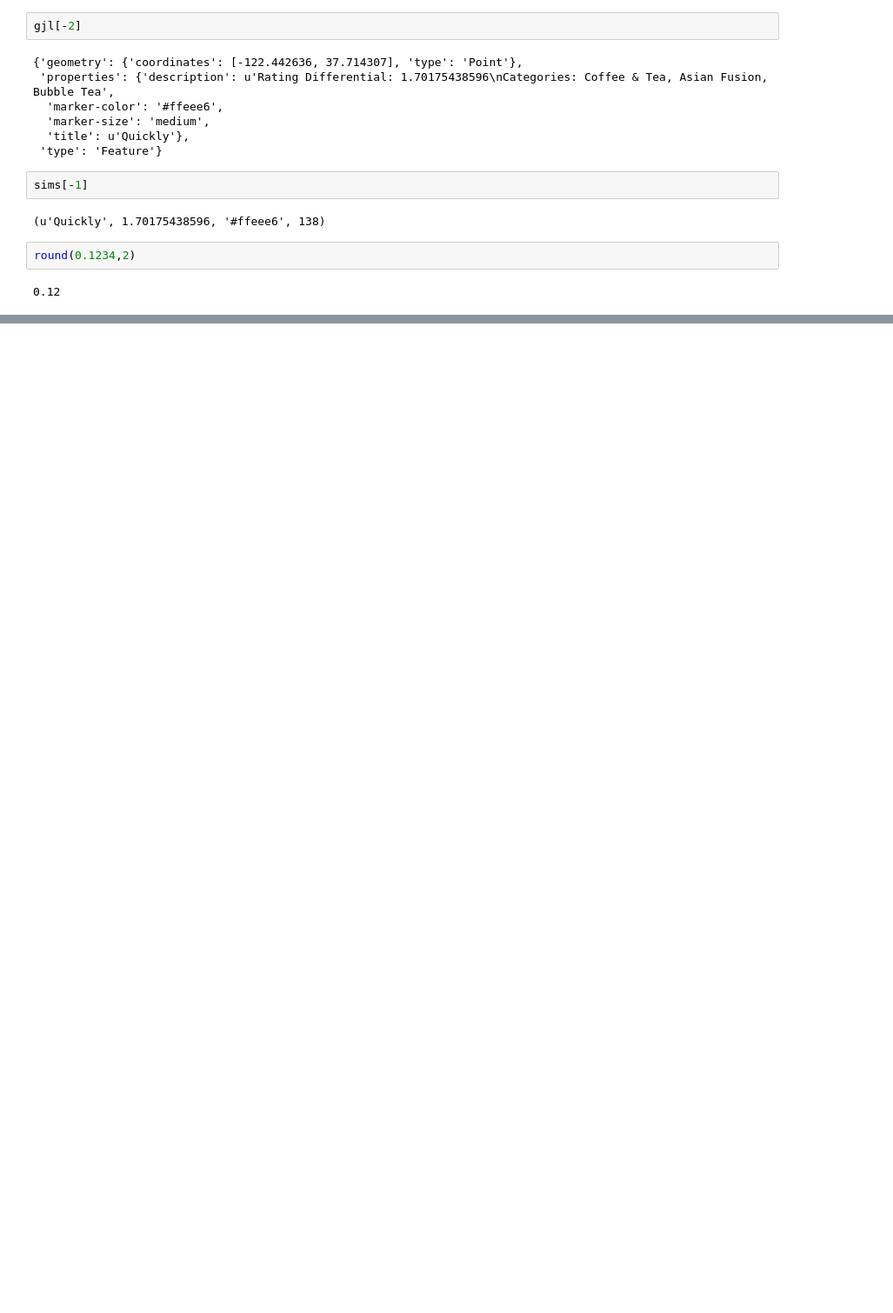
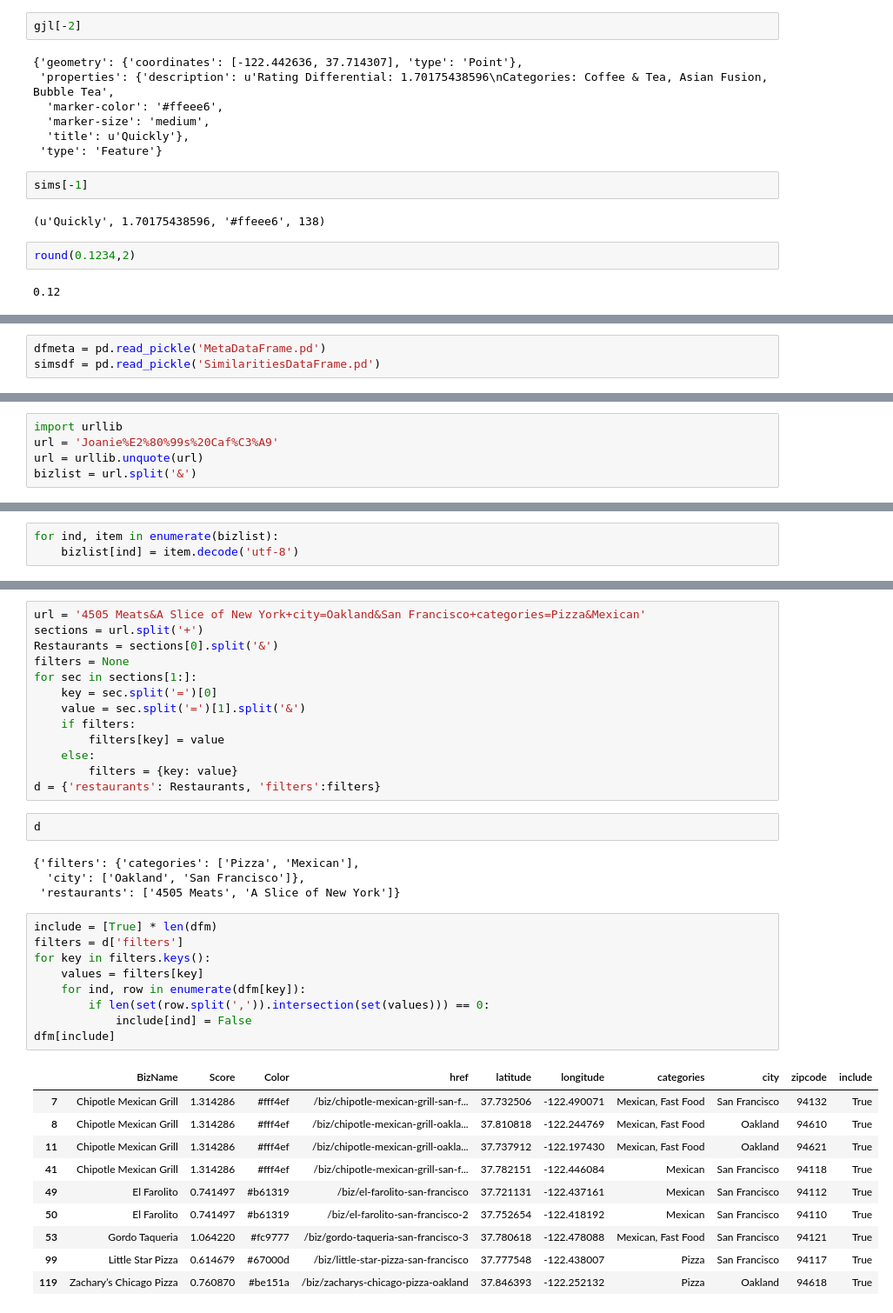
Before and after one commit to natetlawrence/foodsense, a Jupyter notebook: MakeGeoJSON.ipynb, the cells around one changed output, grey strips where cells are left out. Shown at 87% size. Drawn from its saved outputs; the diff is of its cells as text; blank space fills up the shorter version.

```diff
--- a/MakeGeoJSON.ipynb
+++ b/MakeGeoJSON.ipynb
@@ -111,0 +213,3 @@ round(0.1234,2)
+# %%
+dfmeta = pd.read_pickle('MetaDataFrame.pd')
+simsdf = pd.read_pickle('SimilaritiesDataFrame.pd')
@@ -111,0 +315,5 @@ round(0.1234,2)
+# %%
+import urllib
+url = 'Joanie%E2%80%99s%20Caf%C3%A9'
+url = urllib.unquote(url)
+bizlist = url.split('&')
@@ -111,0 +328,3 @@ round(0.1234,2)
+# %%
+for ind, item in enumerate(bizlist):
+    bizlist[ind] = item.decode('utf-8')
@@ -111,0 +359,39 @@ round(0.1234,2)
+# %%
+url = '4505 Meats&A Slice of New York+city=Oakland&San Francisco+categories=Pizza&Mexican'
+sections = url.split('+')
+Restaurants = sections[0].split('&')
+filters = None
+for sec in sections[1:]:
+    key = sec.split('=')[0]
+    value = sec.split('=')[1].split('&')
+    if filters:
+        filters[key] = value
+    else:
+        filters = {key: value}
+d = {'restaurants': Restaurants, 'filters':filters}
+# %%
+d
+# %% [output]
+{'filters': {'categories': ['Pizza', 'Mexican'],
+  'city': ['Oakland', 'San Francisco']},
+ 'restaurants': ['4505 Meats', 'A Slice of New York']}
+# %%
+include = [True] * len(dfm)
+filters = d['filters']
+for key in filters.keys():
+    values = filters[key]
+    for ind, row in enumerate(dfm[key]):
+        if len(set(row.split(',')).intersection(set(values))) == 0:
+            include[ind] = False
+dfm[include]
+# %% [output]
+|  | BizName | Score | Color | href | latitude | longitude | categories | city | zipcode | include |
+| 7 | Chipotle Mexican Grill | 1.314286 | #fff4ef | /biz/chipotle-mexican-grill-san-f... | 37.732506 | -122.490071 | Mexican, Fast Food | San Francisco | 94132 | True |
+| 8 | Chipotle Mexican Grill | 1.314286 | #fff4ef | /biz/chipotle-mexican-grill-oakla... | 37.810818 | -122.244769 | Mexican, Fast Food | Oakland | 94610 | True |
+| 11 | Chipotle Mexican Grill | 1.314286 | #fff4ef | /biz/chipotle-mexican-grill-oakla... | 37.737912 | -122.197430 | Mexican, Fast Food | Oakland | 94621 | True |
+| 41 | Chipotle Mexican Grill | 1.314286 | #fff4ef | /biz/chipotle-mexican-grill-san-f... | 37.782151 | -122.446084 | Mexican | San Francisco | 94118 | True |
+| 49 | El Farolito | 0.741497 | #b61319 | /biz/el-farolito-san-francisco | 37.721131 | -122.437161 | Mexican | San Francisco | 94112 | True |
+| 50 | El Farolito | 0.741497 | #b61319 | /biz/el-farolito-san-francisco-2 | 37.752654 | -122.418192 | Mexican | San Francisco | 94110 | True |
+| 53 | Gordo Taqueria | 1.064220 | #fc9777 | /biz/gordo-taqueria-san-francisco-3 | 37.780618 | -122.478088 | Mexican, Fast Food | San Francisco | 94121 | True |
+| 99 | Little Star Pizza | 0.614679 | #67000d | /biz/little-star-pizza-san-francisco | 37.777548 | -122.438007 | Pizza | San Francisco | 94117 | True |
+| 119 | Zachary’s Chicago Pizza | 0.760870 | #be151a | /biz/zacharys-chicago-pizza-oakland | 37.846393 | -122.252132 | Pizza | Oakland | 94618 | True |
```
Also changed, not shown: parts of 31 cells of this notebook, 34 other files.
